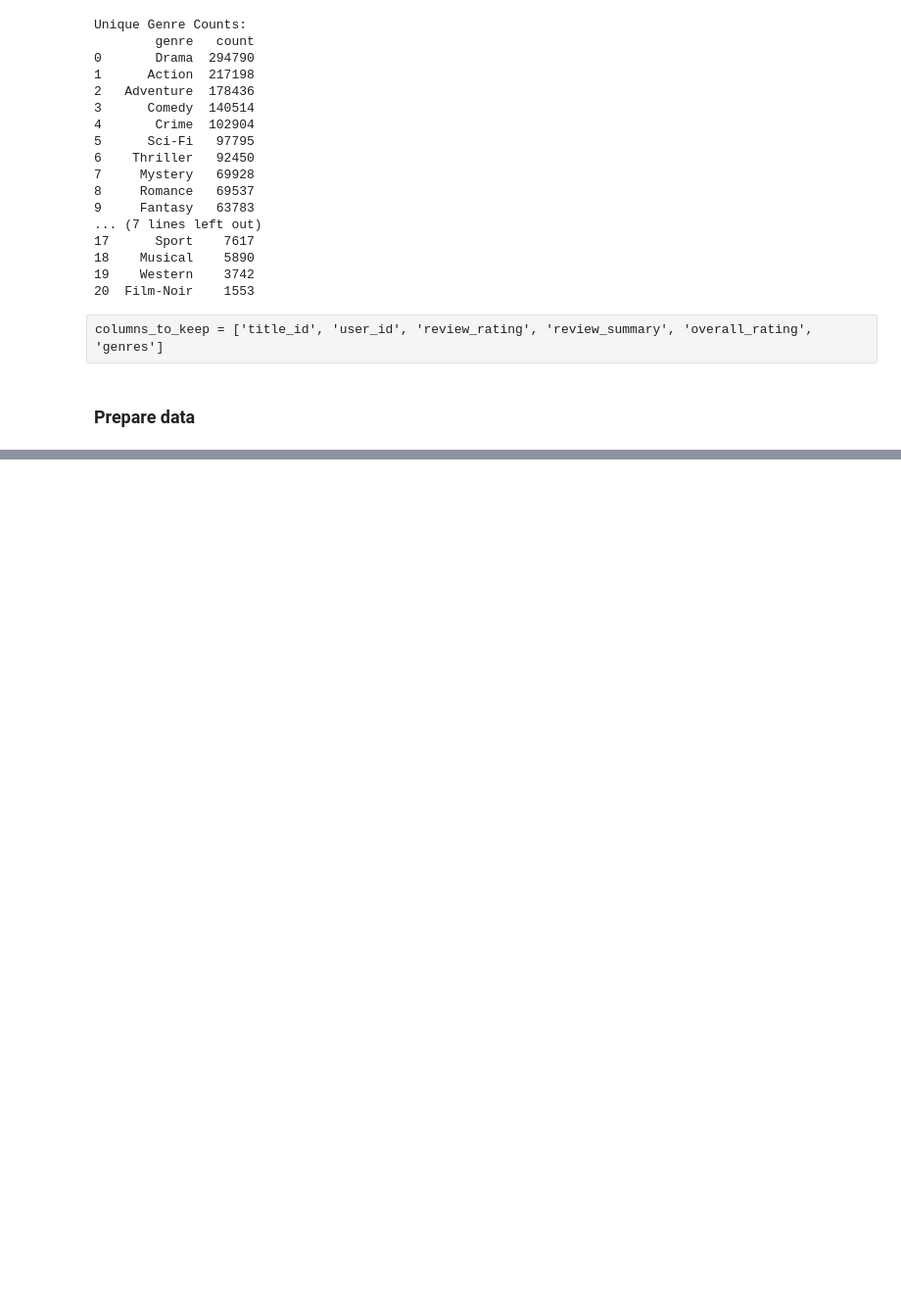
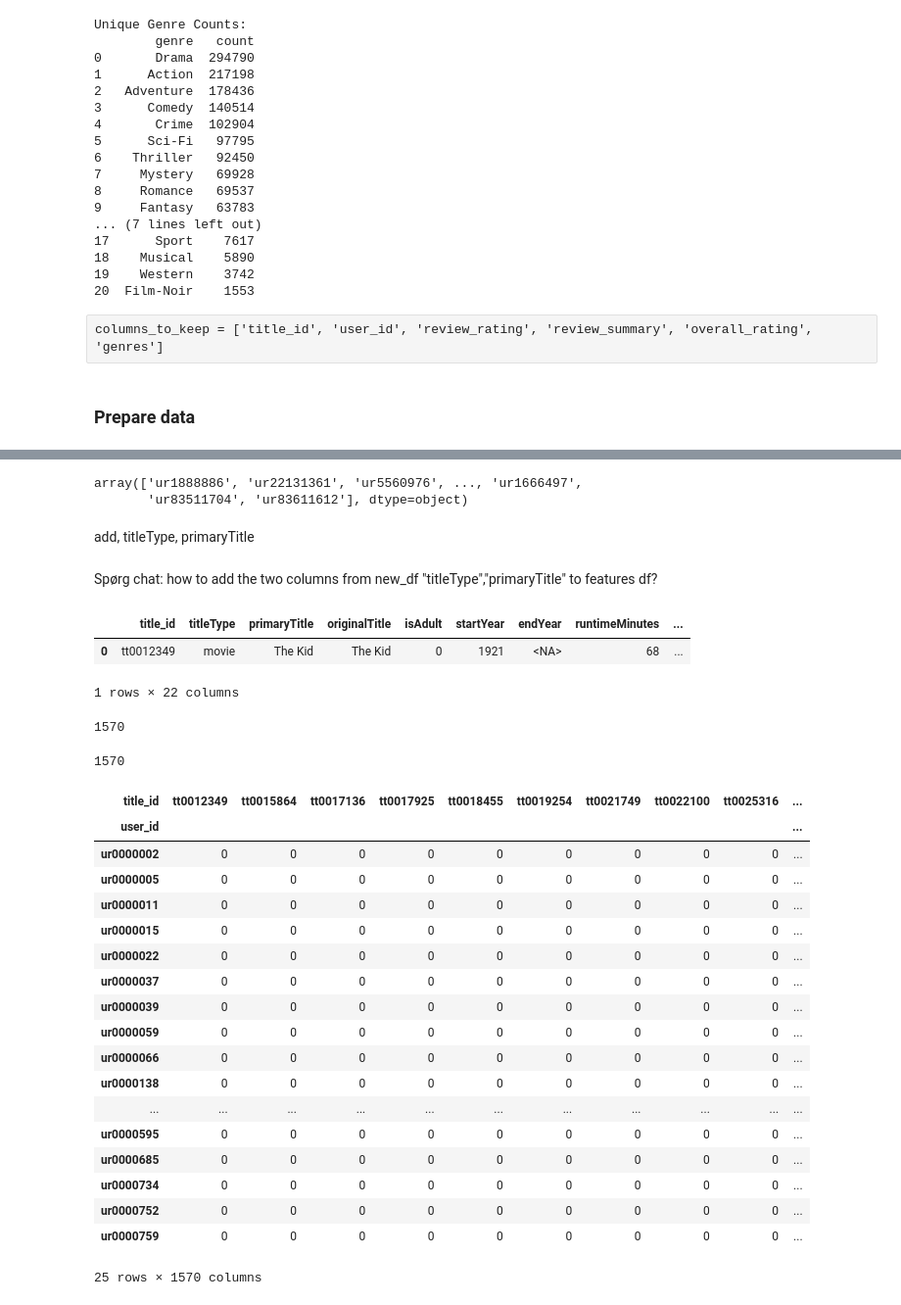
Before and after one commit to Gruppe-H/AI_exam, a Jupyter notebook: UserProfilingClustering.ipynb, the cells around one changed output, grey strips where cells are left out. Shown at 98% size. Cells and saved outputs as stored; diff of their text form; code cells hidden in the pictures; blank space fills up the shorter version.

```diff
--- a/UserProfilingClustering.ipynb
+++ b/UserProfilingClustering.ipynb
@@ -514,0 +488,24 @@ print(unique_genres)
+# %%
+# Ensure 'review_rating' column is numeric
+features['review_rating'] = pd.to_numeric(features['review_rating'], errors='coerce')
+
+# Select numeric columns only
+numeric_columns = features.select_dtypes(include=['number']).columns
+
+# Calculate mean result per user
+MRPU = features.groupby(['user_id'])[numeric_columns].mean().reset_index()
+
+# Assign mean rating
+MRPU['mean_rating'] = MRPU['review_rating']
+
+columns_order = ['user_id', 'mean_rating', 'overall_rating'] + [col for col in MRPU.columns if col not in ['user_id', 'mean_rating', 'overall_rating']]
+MRPU = MRPU[columns_order]
+
+# Drop unwanted columns
+columns_to_drop = ['title_id', 'startYear', 'review_rating','overall_rating', 'Drama', 'Family', 'Animation', 'Action',
+                   'War', 'Romance', 'Crime', 'Thriller', 'Fantasy', 'Mystery', 'History',
+                   'Western', 'Musical', 'Sci-Fi', 'Film-Noir', 'Biography', 'Sport',
+                   'Horror', 'Music', 'Adventure', 'Comedy']
+MRPU.drop(columns=columns_to_drop, axis=1, inplace=True, errors='ignore')
+
+print(MRPU)
@@ -514,0 +527,2 @@ print(unique_genres)
+# %%
+features = pd.merge(features,MRPU,on=['user_id','user_id'])
@@ -514,0 +539,2 @@ print(unique_genres)
+# %%
+features = features.drop(features[features.review_rating < features.mean_rating].index)
@@ -514,0 +567,49 @@ print(unique_genres)
+# %%
+features["user_id"].unique()
+# %% [output]
+array(['ur1888886', 'ur22131361', 'ur5560976', ..., 'ur1666497',
+       'ur83511704', 'ur83611612'], dtype=object)
+# %%
+features = features.rename({'review_rating':'userRating'}, axis='columns')
+# %% [markdown]
+add, titleType, primaryTitle
+# %% [markdown]
+Spørg chat:
+how to add the two columns from new_df "titleType","primaryTitle" to features df?
+# %%
+new_df.head(1)
+# %% [output]
+|  | title_id | titleType | primaryTitle | originalTitle | isAdult | startYear | endYear | runtimeMinutes | ... |
+| 0 | tt0012349 | movie | The Kid | The Kid | 0 | 1921 | <NA> | 68 | ... |
+1 rows × 22 columns
+# %%
+len(new_df['title_id'].unique())
+# %% [output]
+1570
+# %%
+len(features['title_id'].unique())
+# %% [output]
+1570
+# %%
+user_movie = pd.crosstab(features['user_id'], features['title_id'])
+user_movie.head(25)
+# %% [output]
+| title_id | tt0012349 | tt0015864 | tt0017136 | tt0017925 | tt0018455 | tt0019254 | tt0021749 | tt0022100 | tt0025316 | ... |
+| user_id |  |  |  |  |  |  |  |  |  | ... |
+| ur0000002 | 0 | 0 | 0 | 0 | 0 | 0 | 0 | 0 | 0 | ... |
+| ur0000005 | 0 | 0 | 0 | 0 | 0 | 0 | 0 | 0 | 0 | ... |
+| ur0000011 | 0 | 0 | 0 | 0 | 0 | 0 | 0 | 0 | 0 | ... |
+| ur0000015 | 0 | 0 | 0 | 0 | 0 | 0 | 0 | 0 | 0 | ... |
+| ur0000022 | 0 | 0 | 0 | 0 | 0 | 0 | 0 | 0 | 0 | ... |
+| ur0000037 | 0 | 0 | 0 | 0 | 0 | 0 | 0 | 0 | 0 | ... |
+| ur0000039 | 0 | 0 | 0 | 0 | 0 | 0 | 0 | 0 | 0 | ... |
+| ur0000059 | 0 | 0 | 0 | 0 | 0 | 0 | 0 | 0 | 0 | ... |
+| ur0000066 | 0 | 0 | 0 | 0 | 0 | 0 | 0 | 0 | 0 | ... |
+| ur0000138 | 0 | 0 | 0 | 0 | 0 | 0 | 0 | 0 | 0 | ... |
+| ... | ... | ... | ... | ... | ... | ... | ... | ... | ... | ... |
+| ur0000595 | 0 | 0 | 0 | 0 | 0 | 0 | 0 | 0 | 0 | ... |
+| ur0000685 | 0 | 0 | 0 | 0 | 0 | 0 | 0 | 0 | 0 | ... |
+| ur0000734 | 0 | 0 | 0 | 0 | 0 | 0 | 0 | 0 | 0 | ... |
+| ur0000752 | 0 | 0 | 0 | 0 | 0 | 0 | 0 | 0 | 0 | ... |
+| ur0000759 | 0 | 0 | 0 | 0 | 0 | 0 | 0 | 0 | 0 | ... |
+25 rows × 1570 columns
```
Also changed, not shown: parts of 25 cells of this notebook.
